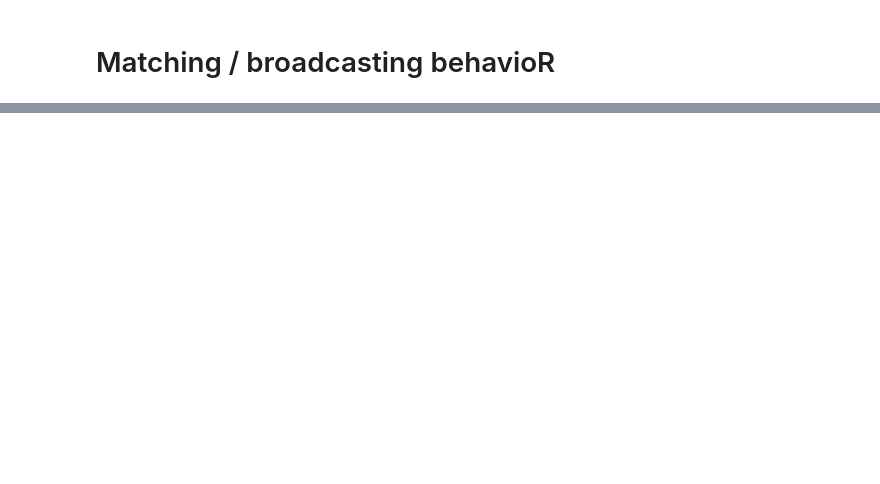
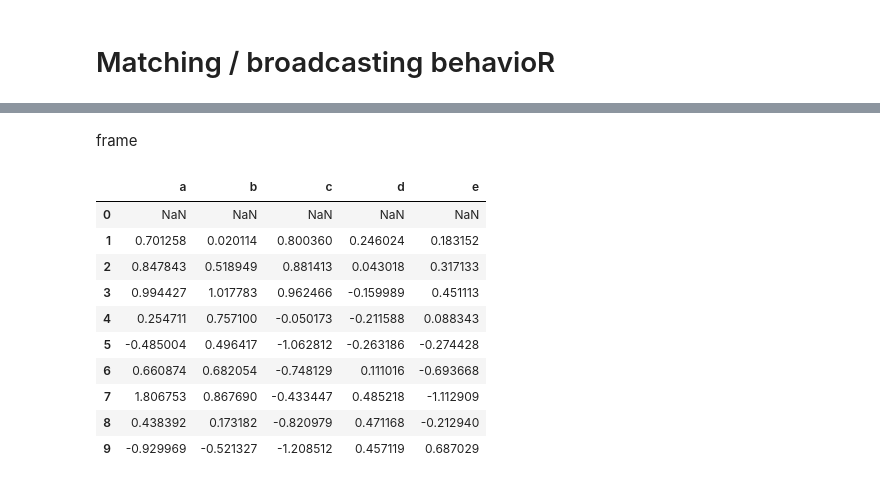
Before and after one commit to philipsales/pandas-jupterlab, a Jupyter notebook: DataStructures/BasicFunctions.ipynb, the cells around one changed output, grey strips where cells are left out. Cells and saved outputs as stored; diff of their text form; code cells hidden in the pictures; blank space fills up the shorter version.

```diff
--- a/DataStructures/BasicFunctions.ipynb
+++ b/DataStructures/BasicFunctions.ipynb
@@ -76,0 +506,16 @@ df.sub(column,axis='index')
+# %% [markdown]
+frame
+# %%
+frame.apply(pd.Series.interpolate)
+# %% [output]
+|  | a | b | c | d | e |
+| 0 | NaN | NaN | NaN | NaN | NaN |
+| 1 | 0.701258 | 0.020114 | 0.800360 | 0.246024 | 0.183152 |
+| 2 | 0.847843 | 0.518949 | 0.881413 | 0.043018 | 0.317133 |
+| 3 | 0.994427 | 1.017783 | 0.962466 | -0.159989 | 0.451113 |
+| 4 | 0.254711 | 0.757100 | -0.050173 | -0.211588 | 0.088343 |
+| 5 | -0.485004 | 0.496417 | -1.062812 | -0.263186 | -0.274428 |
+| 6 | 0.660874 | 0.682054 | -0.748129 | 0.111016 | -0.693668 |
+| 7 | 1.806753 | 0.867690 | -0.433447 | 0.485218 | -1.112909 |
+| 8 | 0.438392 | 0.173182 | -0.820979 | 0.471168 | -0.212940 |
+| 9 | -0.929969 | -0.521327 | -1.208512 | 0.457119 | 0.687029 |
```
Also changed, not shown: parts of 214 cells of this notebook, 1 other file.
